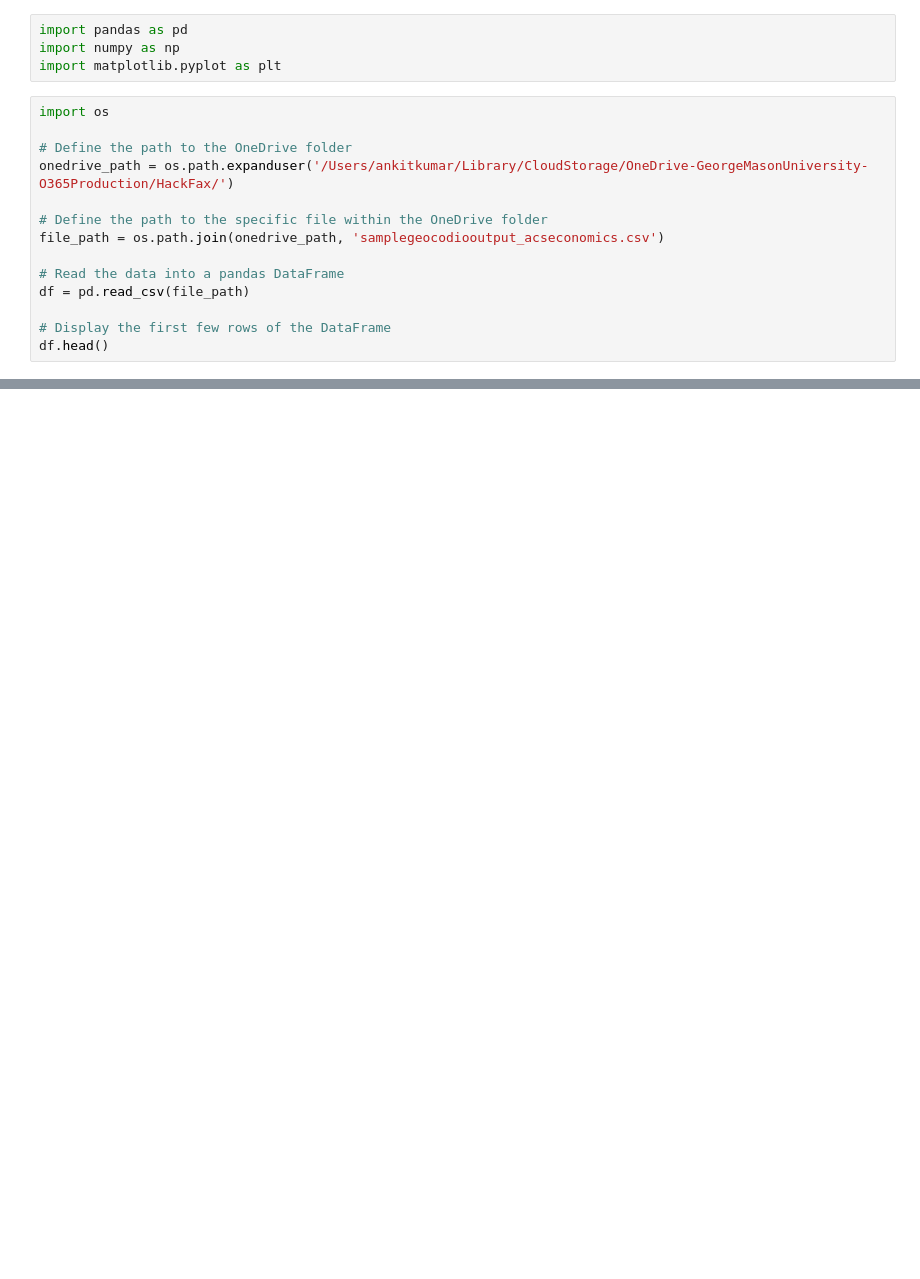
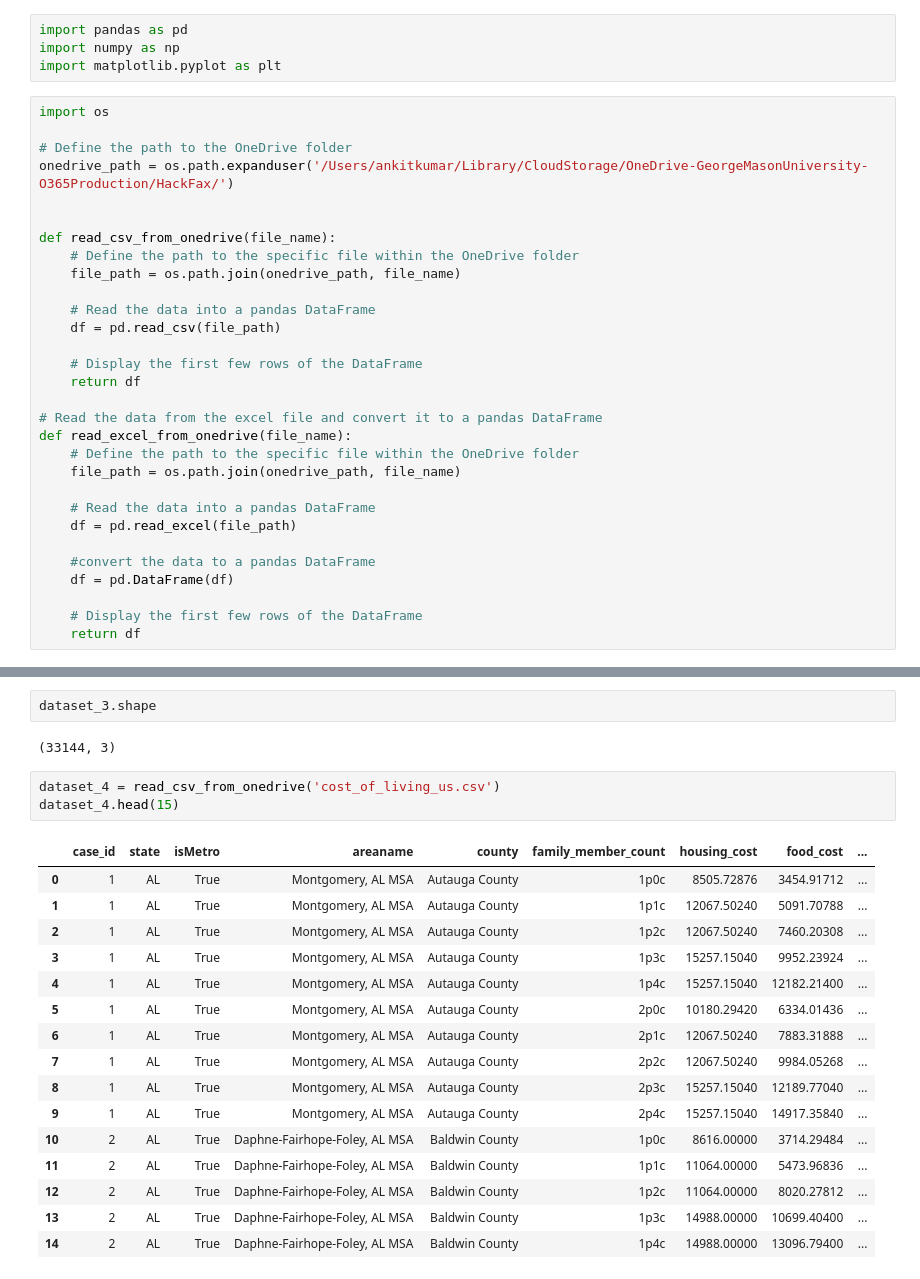
Before and after one commit to lingyundai/MyFirstDoor, a Jupyter notebook: housing.ipynb, the cells around one changed output, grey strips where cells are left out. Drawn from its saved outputs; the diff is of its cells as text; blank space fills up the shorter version.

Commit message:
dataset evaluation

```diff
--- a/housing.ipynb
+++ b/housing.ipynb
@@ -8,11 +8,27 @@ import os
 # Define the path to the OneDrive folder
 onedrive_path = os.path.expanduser('/Users/ankitkumar/Library/CloudStorage/OneDrive-GeorgeMasonUniversity-O365Production/HackFax/')
 
-# Define the path to the specific file within the OneDrive folder
-file_path = os.path.join(onedrive_path, 'samplegeocodiooutput_acseconomics.csv')
 
-# Read the data into a pandas DataFrame
-df = pd.read_csv(file_path)
+def read_csv_from_onedrive(file_name):
+    # Define the path to the specific file within the OneDrive folder
+    file_path = os.path.join(onedrive_path, file_name)
 
-# Display the first few rows of the DataFrame
-df.head()
+    # Read the data into a pandas DataFrame
+    df = pd.read_csv(file_path)
+
+    # Display the first few rows of the DataFrame
+    return df
+
+# Read the data from the excel file and convert it to a pandas DataFrame
+def read_excel_from_onedrive(file_name):
+    # Define the path to the specific file within the OneDrive folder
+    file_path = os.path.join(onedrive_path, file_name)
+
+    # Read the data into a pandas DataFrame
+    df = pd.read_excel(file_path)
+
+    #convert the data to a pandas DataFrame
+    df = pd.DataFrame(df)
+
+    # Display the first few rows of the DataFrame
+    return df
@@ -26,0 +90,24 @@ df.head()
+# %%
+dataset_3.shape
+# %% [output]
+(33144, 3)
+# %%
+dataset_4 = read_csv_from_onedrive('cost_of_living_us.csv')
+dataset_4.head(15)
+# %% [output]
+|  | case_id | state | isMetro | areaname | county | family_member_count | housing_cost | food_cost | ... |
+| 0 | 1 | AL | True | Montgomery, AL MSA | Autauga County | 1p0c | 8505.72876 | 3454.91712 | ... |
+| 1 | 1 | AL | True | Montgomery, AL MSA | Autauga County | 1p1c | 12067.50240 | 5091.70788 | ... |
+| 2 | 1 | AL | True | Montgomery, AL MSA | Autauga County | 1p2c | 12067.50240 | 7460.20308 | ... |
+| 3 | 1 | AL | True | Montgomery, AL MSA | Autauga County | 1p3c | 15257.15040 | 9952.23924 | ... |
+| 4 | 1 | AL | True | Montgomery, AL MSA | Autauga County | 1p4c | 15257.15040 | 12182.21400 | ... |
+| 5 | 1 | AL | True | Montgomery, AL MSA | Autauga County | 2p0c | 10180.29420 | 6334.01436 | ... |
+| 6 | 1 | AL | True | Montgomery, AL MSA | Autauga County | 2p1c | 12067.50240 | 7883.31888 | ... |
+| 7 | 1 | AL | True | Montgomery, AL MSA | Autauga County | 2p2c | 12067.50240 | 9984.05268 | ... |
+| 8 | 1 | AL | True | Montgomery, AL MSA | Autauga County | 2p3c | 15257.15040 | 12189.77040 | ... |
+| 9 | 1 | AL | True | Montgomery, AL MSA | Autauga County | 2p4c | 15257.15040 | 14917.35840 | ... |
+| 10 | 2 | AL | True | Daphne-Fairhope-Foley, AL MSA | Baldwin County | 1p0c | 8616.00000 | 3714.29484 | ... |
+| 11 | 2 | AL | True | Daphne-Fairhope-Foley, AL MSA | Baldwin County | 1p1c | 11064.00000 | 5473.96836 | ... |
+| 12 | 2 | AL | True | Daphne-Fairhope-Foley, AL MSA | Baldwin County | 1p2c | 11064.00000 | 8020.27812 | ... |
+| 13 | 2 | AL | True | Daphne-Fairhope-Foley, AL MSA | Baldwin County | 1p3c | 14988.00000 | 10699.40400 | ... |
+| 14 | 2 | AL | True | Daphne-Fairhope-Foley, AL MSA | Baldwin County | 1p4c | 14988.00000 | 13096.79400 | ... |
```
Also changed, not shown: parts of 25 cells of this notebook.
